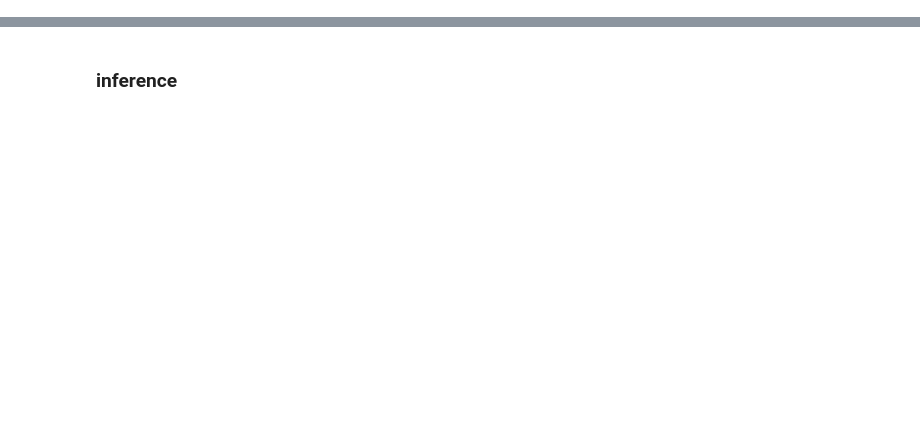
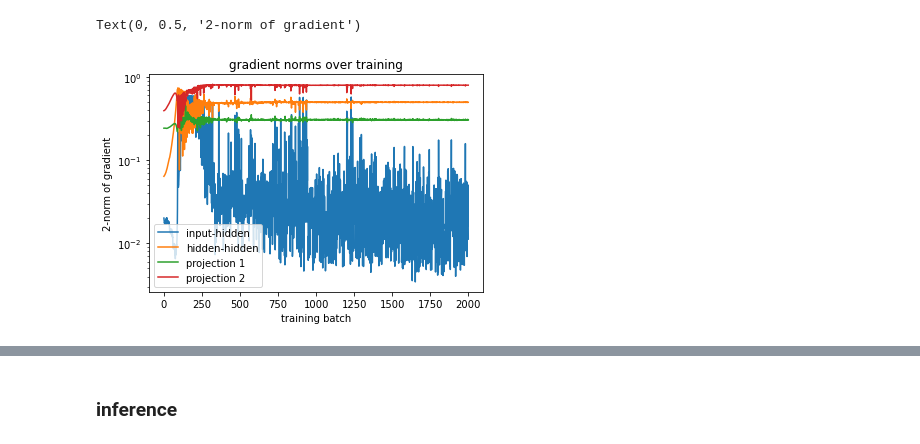
Before and after one commit to victor-shepardson/intint-prototypes, a Jupyter notebook: notebook/rnn-export.ipynb, the cells around one changed output, grey strips where cells are left out. Cells and saved outputs as stored; diff of their text form; code cells hidden in the pictures; blank space fills up the shorter version.

```diff
--- a/notebook/rnn-export.ipynb
+++ b/notebook/rnn-export.ipynb
@@ -150,0 +222,13 @@ temp = 0.01
+# %%
+plt.plot(grad_norms_ih, label='input-hidden')
+plt.plot(grad_norms_hh, label='hidden-hidden')
+plt.plot(grad_norms_p0, label='projection 1')
+plt.plot(grad_norms_p1, label='projection 2')
+plt.yscale('log')
+plt.legend()
+plt.title('gradient norms over training')
+plt.xlabel('training batch')
+plt.ylabel('2-norm of gradient')
+# %% [output]
+Text(0, 0.5, '2-norm of gradient')
+[figure, added]
```
Also changed, not shown: parts of 46 cells of this notebook.
